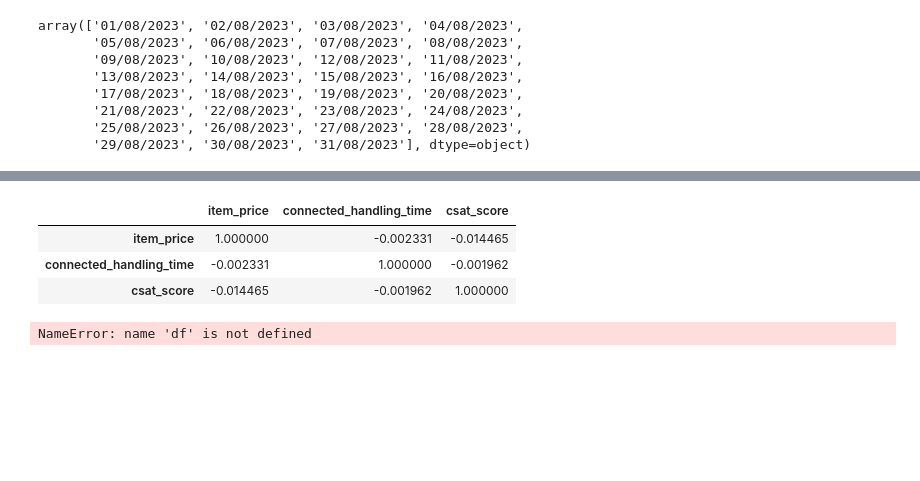
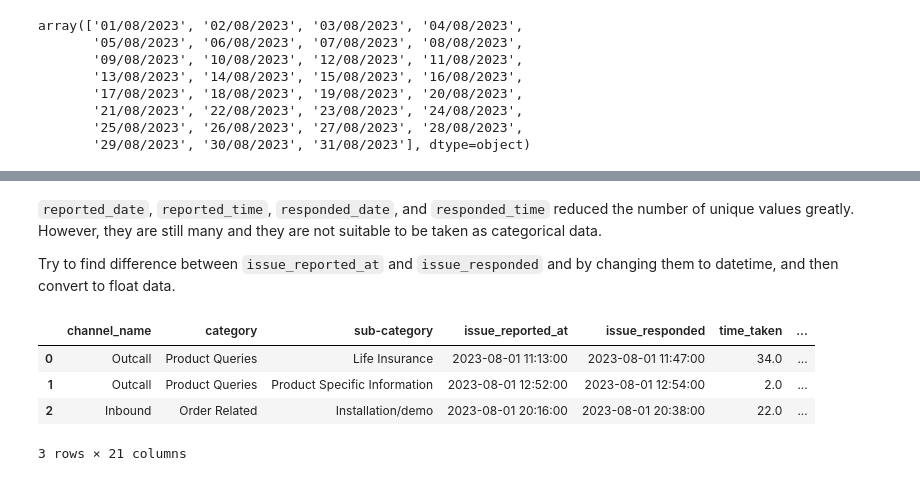
Before and after one commit to Isabelle-Thong/DS-Capstone, a Jupyter notebook: Ecommerce-Capstone.ipynb, the cells around one changed output, grey strips where cells are left out. Drawn from its saved outputs; the diff is of its cells as text; code cells hidden in the pictures; blank space fills up the shorter version.

```diff
--- a/Ecommerce-Capstone.ipynb
+++ b/Ecommerce-Capstone.ipynb
@@ -292,7 +286,3 @@ array(['01/08/2023', '02/08/2023', '03/08/2023', '04/08/2023',
        '21/08/2023', '22/08/2023', '23/08/2023', '24/08/2023',
        '25/08/2023', '26/08/2023', '27/08/2023', '28/08/2023',
        '29/08/2023', '30/08/2023', '31/08/2023'], dtype=object)
-# %%
-# Drop `issue_reported_at` and `issue_responded`
-df.drop(columns = ['issue_reported_at', 'issue_responded'], inplace = True)
-df.head(1)
@@ -329,2 +288,0 @@ df.corr(numeric_only=True)
-# %%
-df['reported_date'] = pd.to_datetime(df['reported_date'], dayfirst=True)
@@ -351,12 +289,21 @@ summary(df)
-# %%
-df.corr(numeric_only=True)
-# %% [output]
-|  | item_price | connected_handling_time | csat_score |
-| item_price | 1.000000 | -0.002331 | -0.014465 |
-| connected_handling_time | -0.002331 | 1.000000 | -0.001962 |
-| csat_score | -0.014465 | -0.001962 | 1.000000 |
-# %%
-# Calculate the correlation matrix for the specified columns
-df[['manager', 'csat_score']].corr()
-# %% [output]
-NameError: name 'df' is not defined
+# %% [markdown]
+`reported_date`, `reported_time`, `responded_date`, and `responded_time` reduced the number of unique values greatly. However, they are still many and they are not suitable to be taken as categorical data.
+
+Try to find difference between `issue_reported_at` and `issue_responded` and by changing them to datetime, and then convert to float data.
+# %%
+# Convert `issue_reported_at` and `issue_responded` to datetime
+df['issue_reported_at'] = pd.to_datetime(df['issue_reported_at'], dayfirst=True)
+df['issue_responded'] = pd.to_datetime(df['issue_responded'], dayfirst=True)
+# %%
+# Create a new column: time taken to respond in minutes
+time_taken = ((df['issue_responded'] - df['issue_reported_at']).dt.seconds/60)
+# %%
+# Insert the column 'time_taken' into desired place, after `issue_responded`
+df.insert(5, 'time_taken', time_taken)
+df.head(3)
+# %% [output]
+|  | channel_name | category | sub-category | issue_reported_at | issue_responded | time_taken | ... |
+| 0 | Outcall | Product Queries | Life Insurance | 2023-08-01 11:13:00 | 2023-08-01 11:47:00 | 34.0 | ... |
+| 1 | Outcall | Product Queries | Product Specific Information | 2023-08-01 12:52:00 | 2023-08-01 12:54:00 | 2.0 | ... |
+| 2 | Inbound | Order Related | Installation/demo | 2023-08-01 20:16:00 | 2023-08-01 20:38:00 | 22.0 | ... |
+3 rows × 21 columns
```
Also changed, not shown: parts of 42 cells of this notebook.
